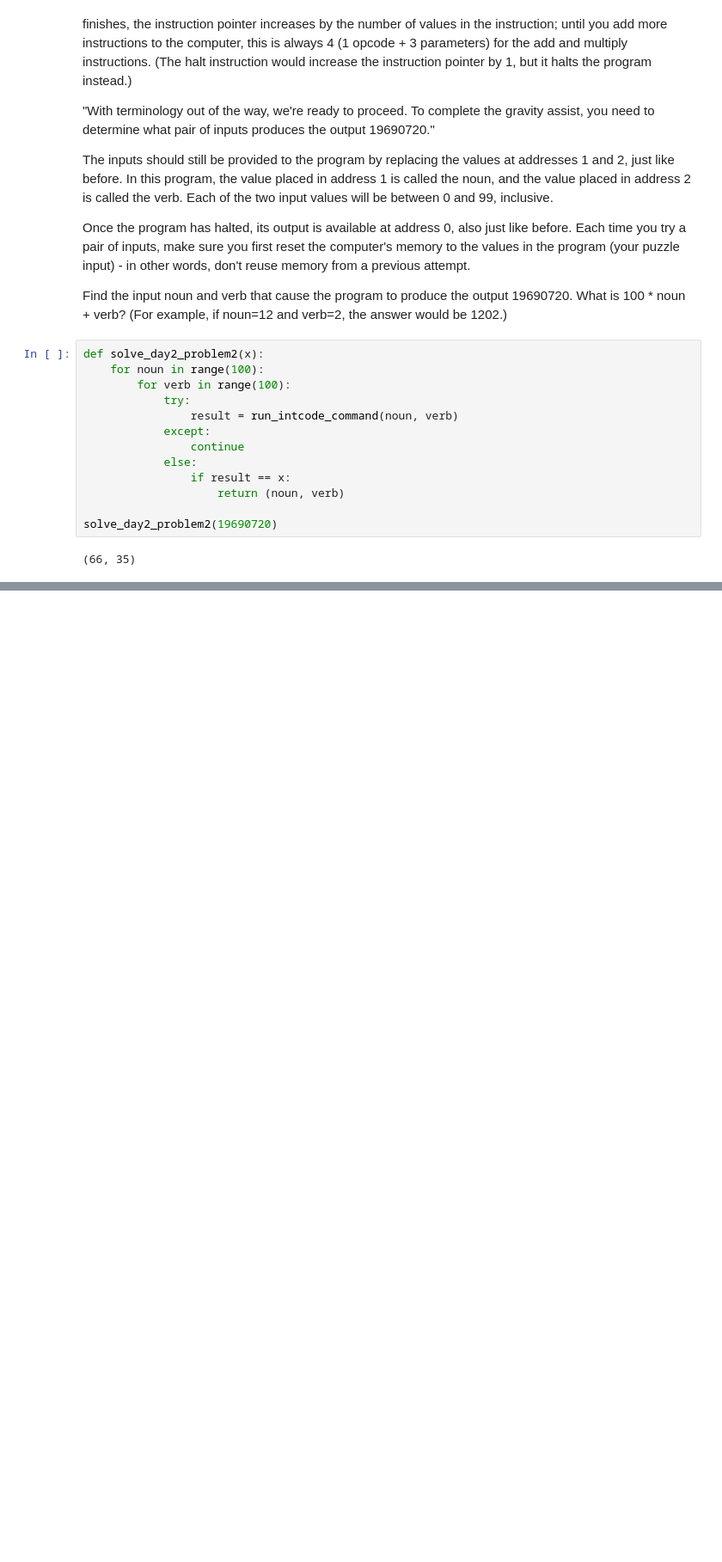
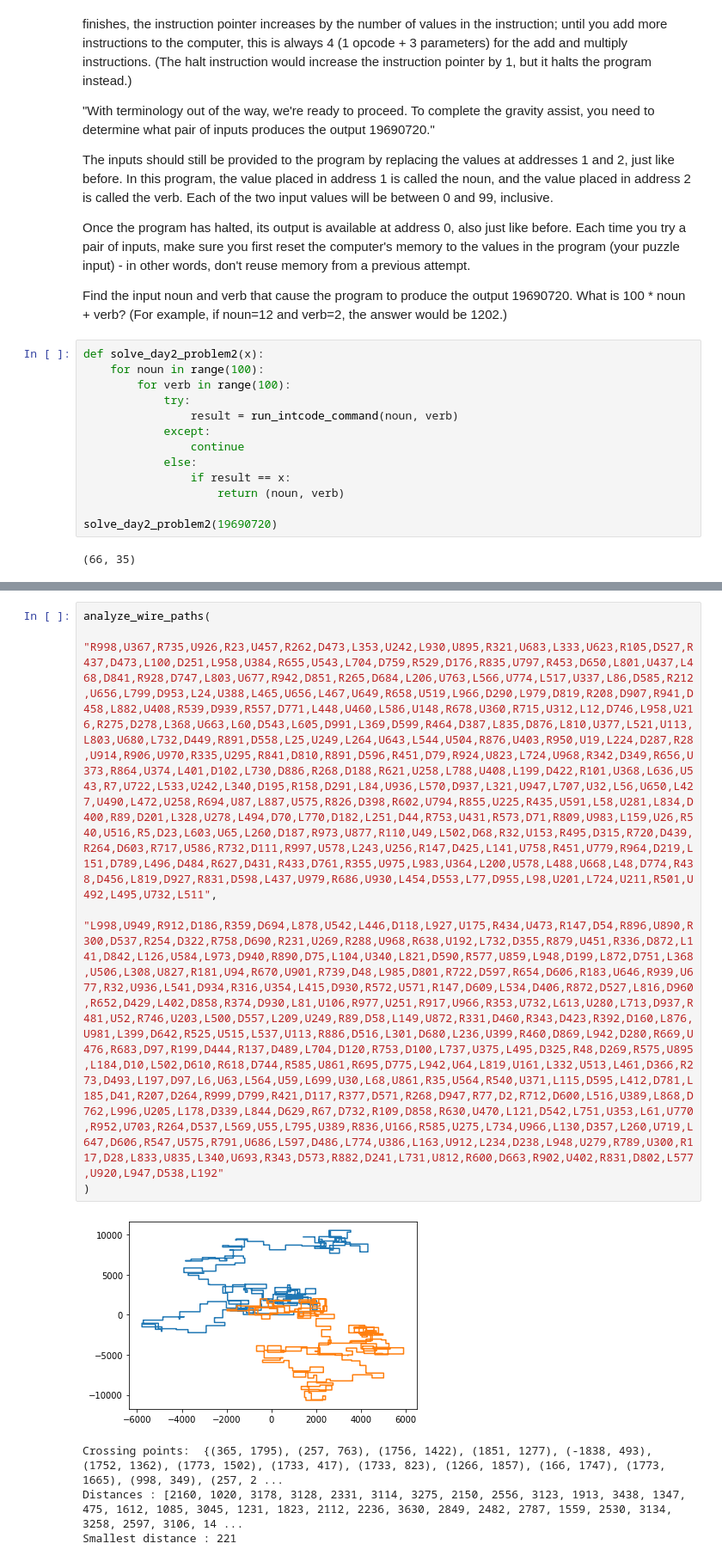
Before and after one commit to jbachhardie/advent-of-code-2019, a Jupyter notebook: advent-of-code-2019.ipynb, the cells around one changed output, grey strips where cells are left out. Shown at 86% size. Saved outputs shown, nothing was run; the diff lists cells and outputs as text; blank space fills up the shorter version.

```diff
--- a/advent-of-code-2019.ipynb
+++ b/advent-of-code-2019.ipynb
@@ -303,0 +417,10 @@ solve_day2_problem2(19690720)
+# %%
+analyze_wire_paths(
+    "R998,U367,R735,U926,R23,U457,R262,D473,L353,U242,L930,U895,R321,U683,L333,U623,R105,D527,R437,D473,L100,D251,L958,U384,R655,U543,L704,D759,R529,D176,R835,U797,R453,D650,L801,U437,L468,D841,R928,D747,L803,U677,R942,D851,R265,D684,L206,U763,L566,U774,L517,U337,L86,D585,R212,U656,L799,D953,L24,U388,L465,U656,L467,U649,R658,U519,L966,D290,L979,D819,R208,D907,R941,D458,L882,U408,R539,D939,R557,D771,L448,U460,L586,U148,R678,U360,R715,U312,L12,D746,L958,U216,R275,D278,L368,U663,L60,D543,L605,D991,L369,D599,R464,D387,L835,D876,L810,U377,L521,U113,L803,U680,L732,D449,R891,D558,L25,U249,L264,U643,L544,U504,R876,U403,R950,U19,L224,D287,R28,U914,R906,U970,R335,U295,R841,D810,R891,D596,R451,D79,R924,U823,L724,U968,R342,D349,R656,U373,R864,U374,L401,D102,L730,D886,R268,D188,R621,U258,L788,U408,L199,D422,R101,U368,L636,U543,R7,U722,L533,U242,L340,D195,R158,D291,L84,U936,L570,D937,L321,U947,L707,U32,L56,U650,L427,U490,L472,U258,R694,U87,L887,U575,R826,D398,R602,U794,R855,U225,R435,U591,L58,U281,L834,D400,R89,D201,L328,U278,L494,D70,L770,D182,L251,D44,R753,U431,R573,D71,R809,U983,L159,U26,R540,U516,R5,D23,L603,U65,L260,D187,R973,U877,R110,U49,L502,D68,R32,U153,R495,D315,R720,D439,R264,D603,R717,U586,R732,D111,R997,U578,L243,U256,R147,D425,L141,U758,R451,U779,R964,D219,L151,D789,L496,D484,R627,D431,R433,D761,R355,U975,L983,U364,L200,U578,L488,U668,L48,D774,R438,D456,L819,D927,R831,D598,L437,U979,R686,U930,L454,D553,L77,D955,L98,U201,L724,U211,R501,U492,L495,U732,L511",
+    "L998,U949,R912,D186,R359,D694,L878,U542,L446,D118,L927,U175,R434,U473,R147,D54,R896,U890,R300,D537,R254,D322,R758,D690,R231,U269,R288,U968,R638,U192,L732,D355,R879,U451,R336,D872,L141,D842,L126,U584,L973,D940,R890,D75,L104,U340,L821,D590,R577,U859,L948,D199,L872,D751,L368,U506,L308,U827,R181,U94,R670,U901,R739,D48,L985,D801,R722,D597,R654,D606,R183,U646,R939,U677,R32,U936,L541,D934,R316,U354,L415,D930,R572,U571,R147,D609,L534,D406,R872,D527,L816,D960,R652,D429,L402,D858,R374,D930,L81,U106,R977,U251,R917,U966,R353,U732,L613,U280,L713,D937,R481,U52,R746,U203,L500,D557,L209,U249,R89,D58,L149,U872,R331,D460,R343,D423,R392,D160,L876,U981,L399,D642,R525,U515,L537,U113,R886,D516,L301,D680,L236,U399,R460,D869,L942,D280,R669,U476,R683,D97,R199,D444,R137,D489,L704,D120,R753,D100,L737,U375,L495,D325,R48,D269,R575,U895,L184,D10,L502,D610,R618,D744,R585,U861,R695,D775,L942,U64,L819,U161,L332,U513,L461,D366,R273,D493,L197,D97,L6,U63,L564,U59,L699,U30,L68,U861,R35,U564,R540,U371,L115,D595,L412,D781,L185,D41,R207,D264,R999,D799,R421,D117,R377,D571,R268,D947,R77,D2,R712,D600,L516,U389,L868,D762,L996,U205,L178,D339,L844,D629,R67,D732,R109,D858,R630,U470,L121,D542,L751,U353,L61,U770,R952,U703,R264,D537,L569,U55,L795,U389,R836,U166,R585,U275,L734,U966,L130,D357,L260,U719,L647,D606,R547,U575,R791,U686,L597,D486,L774,U386,L163,U912,L234,D238,L948,U279,R789,U300,R117,D28,L833,U835,L340,U693,R343,D573,R882,D241,L731,U812,R600,D663,R902,U402,R831,D802,L577,U920,L947,D538,L192"
+)
+# %% [output]
+[figure, added]
+Crossing points:  {(365, 1795), (257, 763), (1756, 1422), (1851, 1277), (-1838, 493), (1752, 1362), (1773, 1502), (1733, 417), (1733, 823), (1266, 1857), (166, 1747), (1773, 1665), (998, 349), (257, 2 ...
+Distances : [2160, 1020, 3178, 3128, 2331, 3114, 3275, 2150, 2556, 3123, 1913, 3438, 1347, 475, 1612, 1085, 3045, 1231, 1823, 2112, 2236, 3630, 2849, 2482, 2787, 1559, 2530, 3134, 3258, 2597, 3106, 14 ...
+Smallest distance : 221
```
Also changed, not shown: parts of 4 cells of this notebook.
